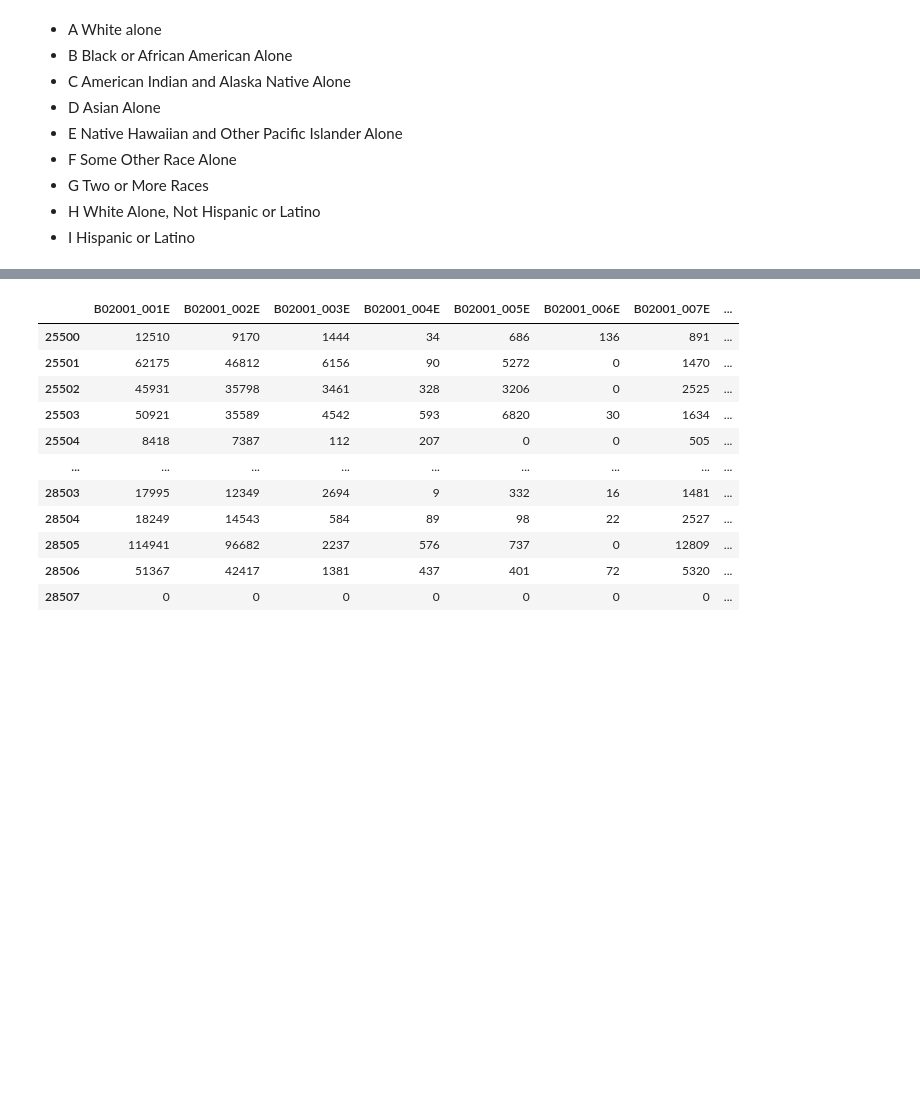
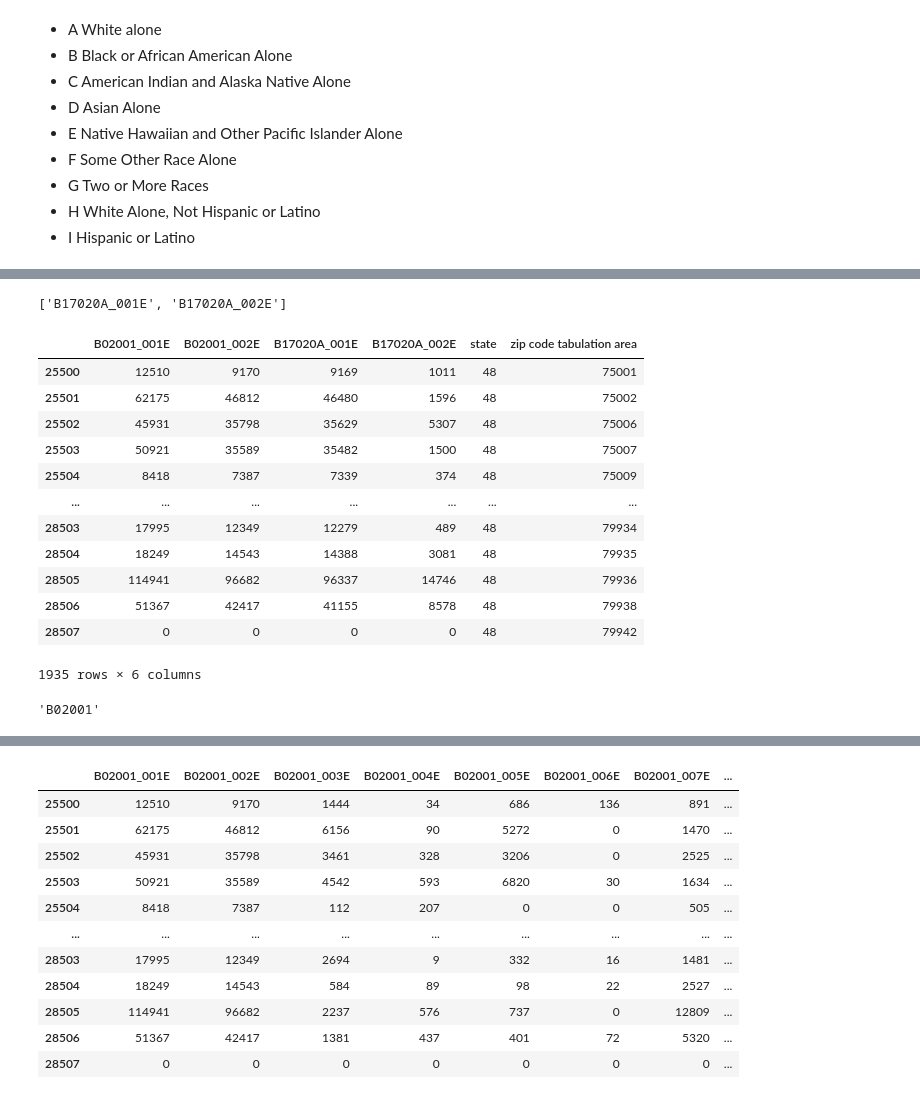
Before and after one commit to mi3nts/environmentalSocialHealth, a Jupyter notebook: census/censusCollection.ipynb, the cells around one changed output, grey strips where cells are left out. Saved outputs shown, nothing was run; the diff lists cells and outputs as text; code cells hidden in the pictures; blank space fills up the shorter version.

```diff
--- a/census/censusCollection.ipynb
+++ b/census/censusCollection.ipynb
@@ -145,0 +171,42 @@ dec_vars_full = []
+# %%
+# survey = 'DECENNIALSF32000'
+survey = 'ACSDT5Y2011'
+acs_conn = cenpy.remote.APIConnection(survey)
+table_name = ''
+if 'DEC' in survey:
+    table_name = 'Census 2000 SF3 Table Number'
+elif 'ACS' in survey:
+    table_name = 'ACS Table Number'
+    # survey_vars = conn.variables[conn.variables['group'].isin(identical[table_name])
+acs_vars = sorted([i for i in acs_conn.variables.index if i.startswith('B17020') and (i.endswith('002E') or i.endswith('001E'))])
+acs_vars = acs_vars[:2]
+print(acs_vars)
+# survey_vars = conn.variables[conn.variables['group'].isin(final_variables['Census 2000 SF3 Table Number'].values)]
+# acs_vars = acs_conn.variables.loc[acs_conn.variables.index.str.startswith('B02001')].sort_index().index
+data = acs_conn.query(
+    # ['B01003_001E', 'B01001_001E', 'B01001_002E', 'B01001_026E'],
+    # ['P001001','P053001','H011011','P037009','P037010','P037011','P065001'],
+    ['B02001_001E','B02001_002E'] + acs_vars,
+            geo_unit="zip code tabulation area"
+)
+
+df = pd.DataFrame(data)
+
+if 'state' in df.columns:
+    df = df[df['state'] == '48']
+df.sort_values('zip code tabulation area')
+# %% [output]
+['B17020A_001E', 'B17020A_002E']
+|  | B02001_001E | B02001_002E | B17020A_001E | B17020A_002E | state | zip code tabulation area |
+| 25500 | 12510 | 9170 | 9169 | 1011 | 48 | 75001 |
+| 25501 | 62175 | 46812 | 46480 | 1596 | 48 | 75002 |
+| 25502 | 45931 | 35798 | 35629 | 5307 | 48 | 75006 |
+| 25503 | 50921 | 35589 | 35482 | 1500 | 48 | 75007 |
+| 25504 | 8418 | 7387 | 7339 | 374 | 48 | 75009 |
+| ... | ... | ... | ... | ... | ... | ... |
+| 28503 | 17995 | 12349 | 12279 | 489 | 48 | 79934 |
+| 28504 | 18249 | 14543 | 14388 | 3081 | 48 | 79935 |
+| 28505 | 114941 | 96682 | 96337 | 14746 | 48 | 79936 |
+| 28506 | 51367 | 42417 | 41155 | 8578 | 48 | 79938 |
+| 28507 | 0 | 0 | 0 | 0 | 48 | 79942 |
+1935 rows × 6 columns
@@ -145,0 +226,4 @@ dec_vars_full = []
+# %%
+acs_vars[0].split('_')[0]
+# %% [output]
+'B02001'
```
Also changed, not shown: parts of 23 cells of this notebook.
